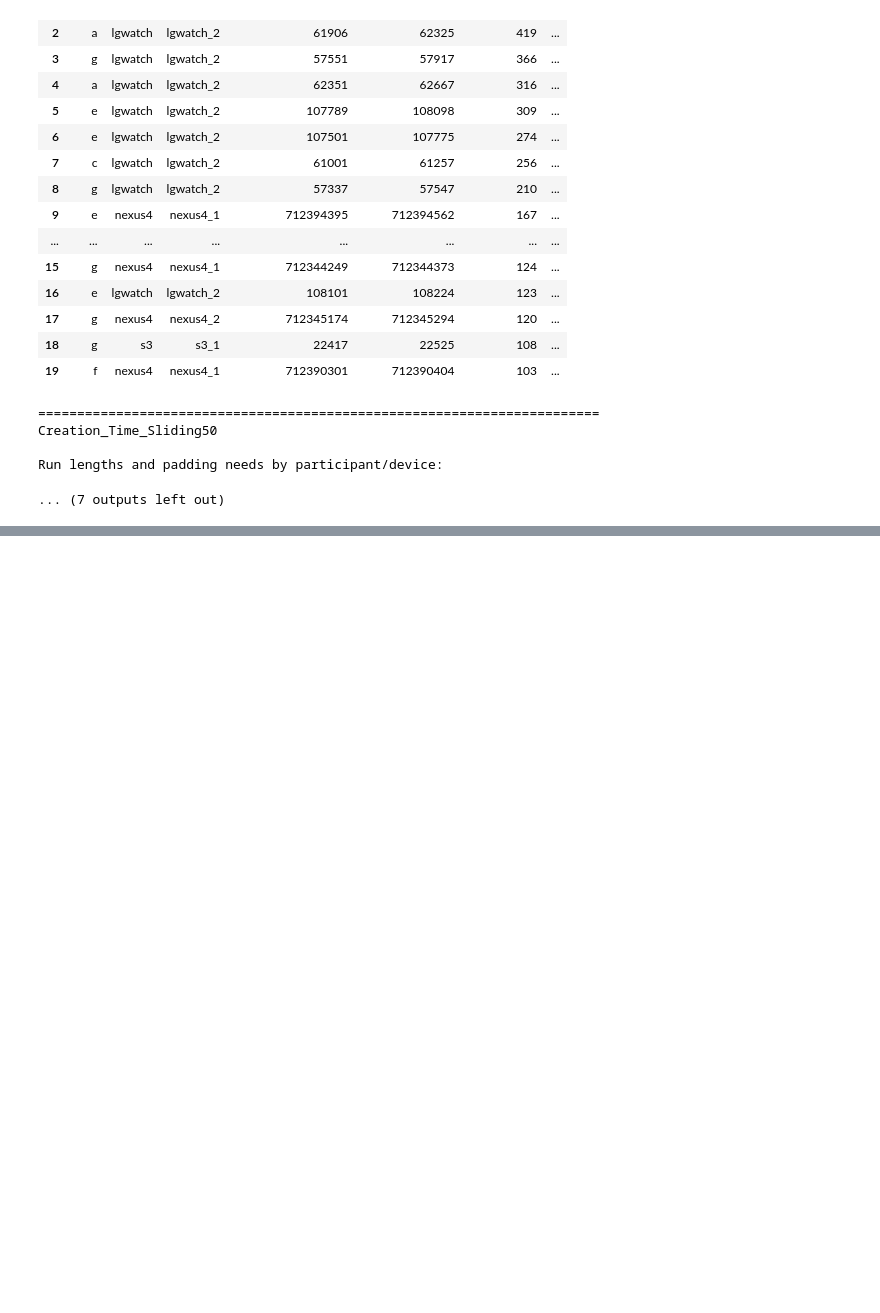
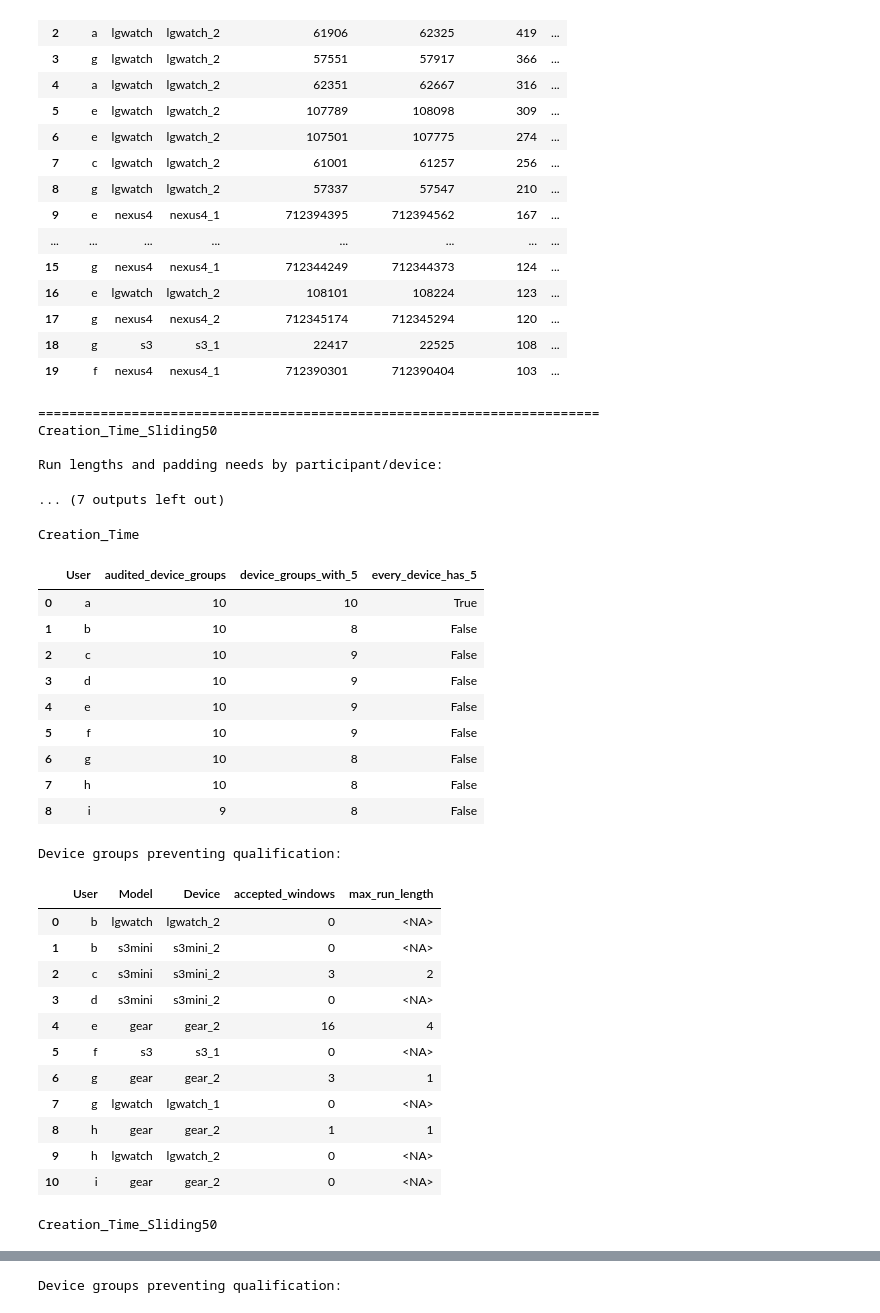
Before and after one commit to JonasKarlsen/DW-DL, a Jupyter notebook: code/inspect_timeframes.ipynb, the cells around one changed output, grey strips where cells are left out. Drawn from its saved outputs; the diff is of its cells as text; code cells hidden in the pictures; blank space fills up the shorter version.

Commit message:
Added per-user window analysis

```diff
--- a/code/inspect_timeframes.ipynb
+++ b/code/inspect_timeframes.ipynb
@@ -971,3 +971,79 @@ Creation_Time_Sliding50
 
 Run lengths and padding needs by participant/device:
 ... (7 outputs left out)
+# %%
+# Leave empty to include every audited device model.
+# Set to {"samsungold"} to check all other models.
+EXCLUDE_MODELS = set({"samsungold"})
+
+for clock, report in SEQUENCE_REPORTS.items():
+    groups = report["by_group"].copy()
+
+    groups = groups.loc[
+        ~groups["Model"].isin(EXCLUDE_MODELS)
+    ].copy()
+
+    groups["has_5_consecutive"] = (
+        groups["max_run_length"]
+        .fillna(0)
+        .ge(5)
+    )
+
+    summary = (
+        groups.groupby("User", observed=True)
+        .agg(
+            audited_device_groups=("Device", "size"),
+            device_groups_with_5=(
+                "has_5_consecutive", "sum"
+            ),
+            every_device_has_5=(
+                "has_5_consecutive", "all"
+            ),
+        )
+        .reset_index()
+    )
+
+    print(f"\n{clock}")
+    display(summary)
+
+    print("Device groups preventing qualification:")
+    display(
+        groups.loc[
+            ~groups["has_5_consecutive"],
+            [
+                "User",
+                "Model",
+                "Device",
+                "accepted_windows",
+                "max_run_length",
+            ],
+        ]
+        .sort_values(["User", "Model", "Device"])
+        .reset_index(drop=True)
+    )
+# %% [output]
+Creation_Time
+|  | User | audited_device_groups | device_groups_with_5 | every_device_has_5 |
+| 0 | a | 10 | 10 | True |
+| 1 | b | 10 | 8 | False |
+| 2 | c | 10 | 9 | False |
+| 3 | d | 10 | 9 | False |
+| 4 | e | 10 | 9 | False |
+| 5 | f | 10 | 9 | False |
+| 6 | g | 10 | 8 | False |
+| 7 | h | 10 | 8 | False |
+| 8 | i | 9 | 8 | False |
+Device groups preventing qualification:
+|  | User | Model | Device | accepted_windows | max_run_length |
+| 0 | b | lgwatch | lgwatch_2 | 0 | <NA> |
+| 1 | b | s3mini | s3mini_2 | 0 | <NA> |
+| 2 | c | s3mini | s3mini_2 | 3 | 2 |
+| 3 | d | s3mini | s3mini_2 | 0 | <NA> |
+| 4 | e | gear | gear_2 | 16 | 4 |
+| 5 | f | s3 | s3_1 | 0 | <NA> |
+| 6 | g | gear | gear_2 | 3 | 1 |
+| 7 | g | lgwatch | lgwatch_1 | 0 | <NA> |
+| 8 | h | gear | gear_2 | 1 | 1 |
+| 9 | h | lgwatch | lgwatch_2 | 0 | <NA> |
+| 10 | i | gear | gear_2 | 0 | <NA> |
+Creation_Time_Sliding50
@@ -973,0 +1060 @@ Run lengths and padding needs by participant/device:
+Device groups preventing qualification:
```
Also changed, not shown: parts of 1 cell of this notebook.
